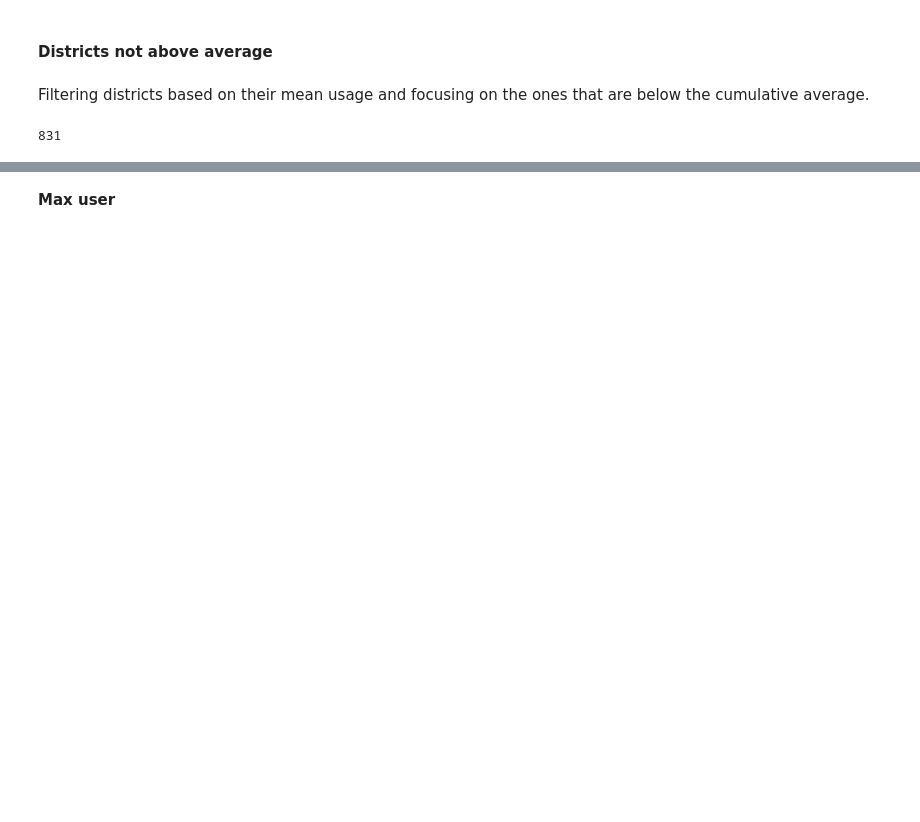
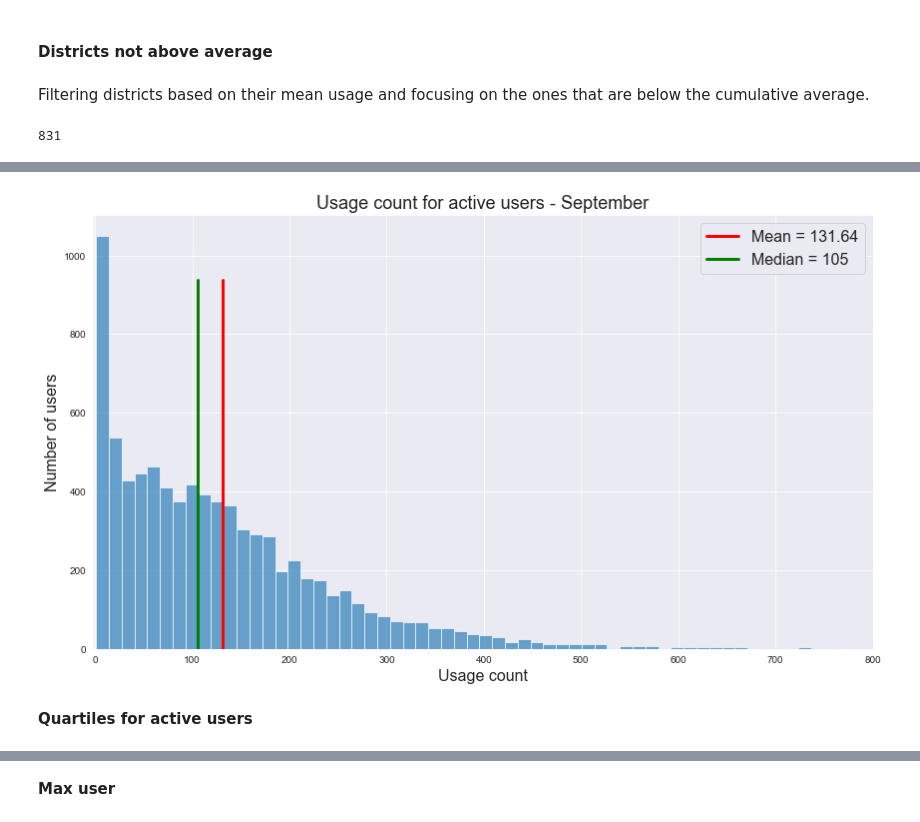
Before and after one commit to taylorquaver/UsageAnalysis, a Jupyter notebook: usage_analysis_october_2019.ipynb, the cells around one changed output, grey strips where cells are left out. Saved outputs shown, nothing was run; the diff lists cells and outputs as text; code cells hidden in the pictures; blank space fills up the shorter version.

```diff
--- a/usage_analysis_october_2019.ipynb
+++ b/usage_analysis_october_2019.ipynb
@@ -218,0 +213,2 @@ wr.save()
+# %%
+sept_above_zero = september[september.reg_usage > 0]
@@ -218,0 +229,14 @@ wr.save()
+# %%
+fig = plt.subplots(figsize = (14,8))
+_ = plt.hist(sept_above_zero.reg_usage, bins=200, alpha=0.65)
+_ = plt.axvline(x=131.64, c='r', ymax=0.85, linewidth=3, label='Mean = 131.64')
+_ = plt.axvline(x=105, c='g', ymax=0.85, linewidth=3, label='Median = 105')
+_ = plt.legend(fontsize=16)
+_ = plt.xlabel('Usage count', fontsize=16)
+_ = plt.ylabel('Number of users', fontsize=16)
+_ = plt.xlim(-2,800)
+_ = plt.title('Usage count for active users - September', fontsize=18)
+# %% [output]
+[figure, added]
+# %% [markdown]
+<b>Quartiles for active users</b>
```
Also changed, not shown: parts of 29 cells of this notebook.
